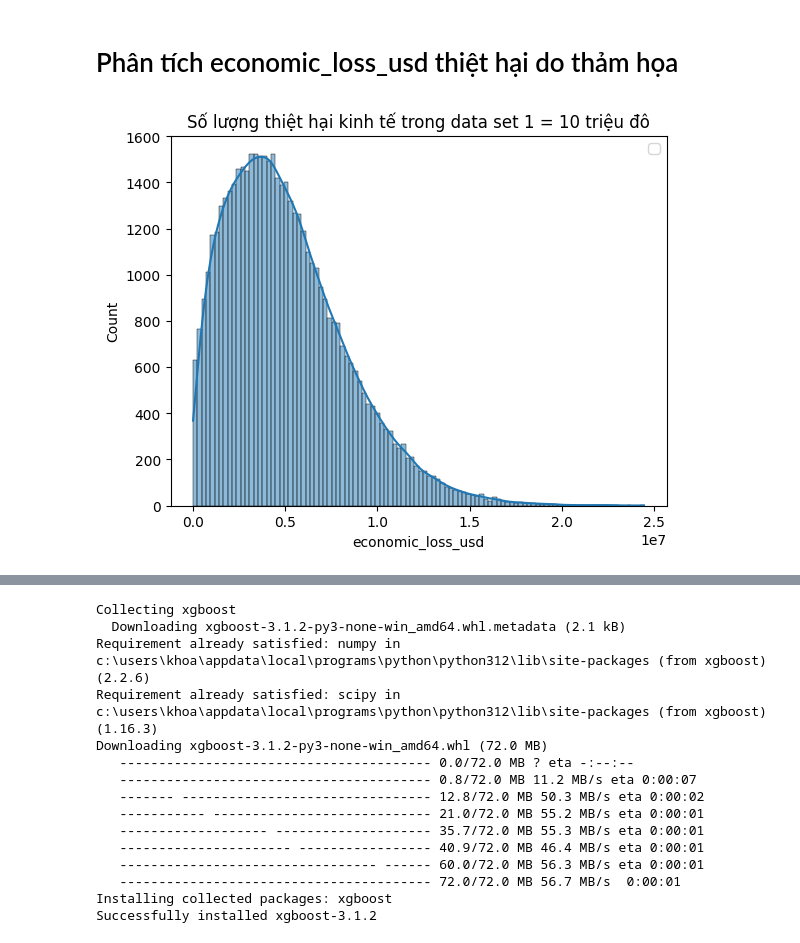
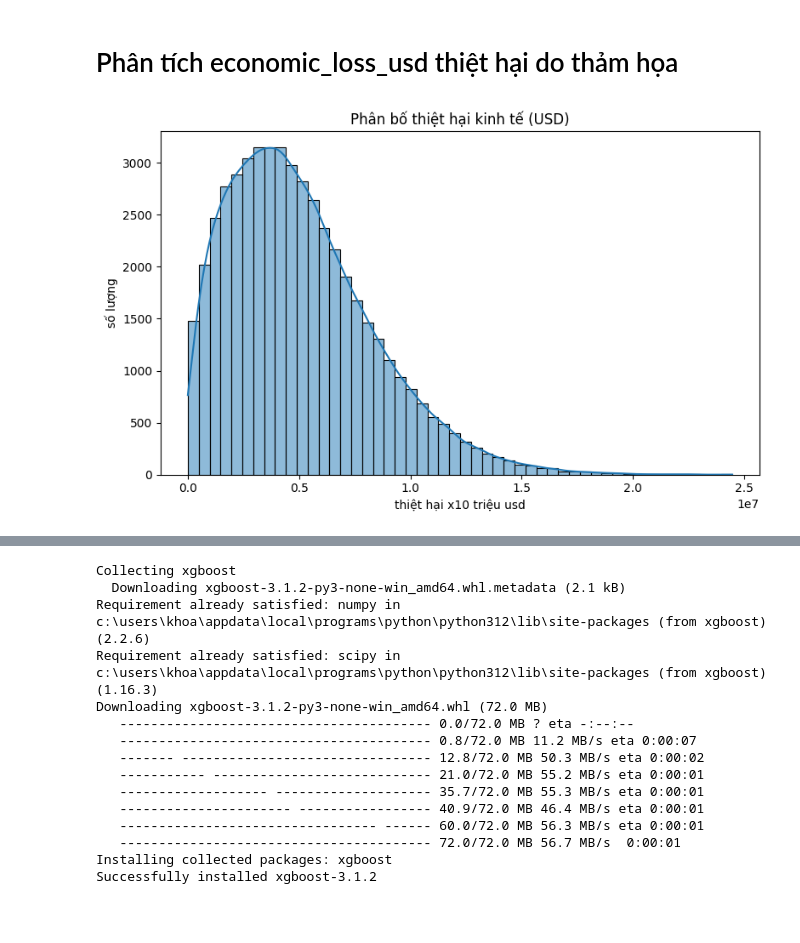
Before and after one commit to khoa-nguyen-data/Du-Doan-Tham-Hoa-Toan-Cau, a Jupyter notebook: Khoa/doc_hieu_du_lieu_va_XGBoots.ipynb, the cells around one changed output, grey strips where cells are left out. Saved outputs shown, nothing was run; the diff lists cells and outputs as text; code cells hidden in the pictures; blank space fills up the shorter version.

```diff
--- a/Khoa/doc_hieu_du_lieu_va_XGBoots.ipynb
+++ b/Khoa/doc_hieu_du_lieu_va_XGBoots.ipynb
@@ -88,27 +88,19 @@ dtype: int64
 - dữ liệu nhiều rất sạch không lặp, không missing.
 # %% [markdown]
 # Phân tích economic_loss_usd thiệt hại do thảm họa
-# %%
-import seaborn as sns
-import matplotlib.pyplot as plt
-
-plt.title("Số lượng thiệt hại kinh tế trong data set 1 = 10 triệu đô")
-sns.histplot(df["economic_loss_usd"], kde=True)
-plt.legend()
-plt.show()
-# %% [output]
-[figure, removed]
 # %%
 import matplotlib.pyplot as plt
 import seaborn as sns
 
 plt.figure(figsize=(8,5))
 sns.histplot(df["economic_loss_usd"], bins=50, kde=True)
-plt.title("Distribution of Economic Loss (USD)")
-plt.xlabel("economic_loss_usd")
-plt.ylabel("Frequency")
+plt.title("Phân bố thiệt hại kinh tế (USD)")
+plt.xlabel("thiệt hại x10 triệu usd")
+plt.ylabel("số lượng")
 plt.tight_layout()
 plt.show()
+# %% [output]
+[figure, added]
 # %%
 plt.figure(figsize=(8,3))
 sns.boxplot(x=df["economic_loss_usd"])
```
Also changed, not shown: parts of 3 cells of this notebook, 2 other files.
